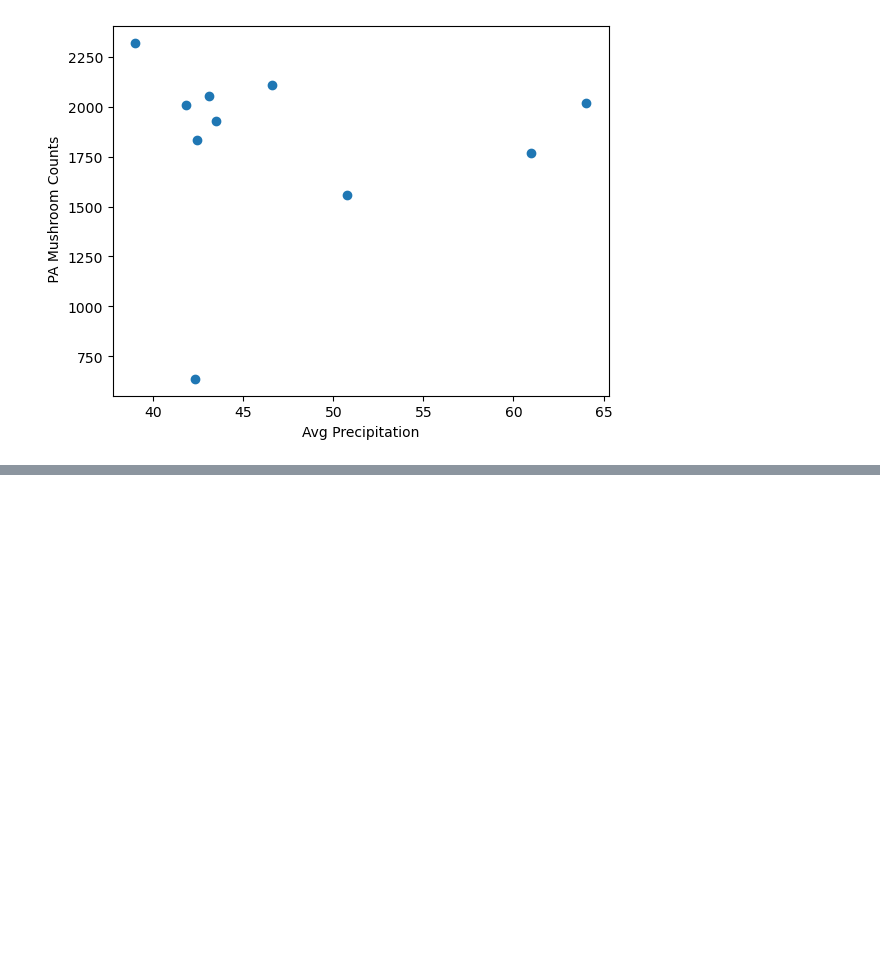
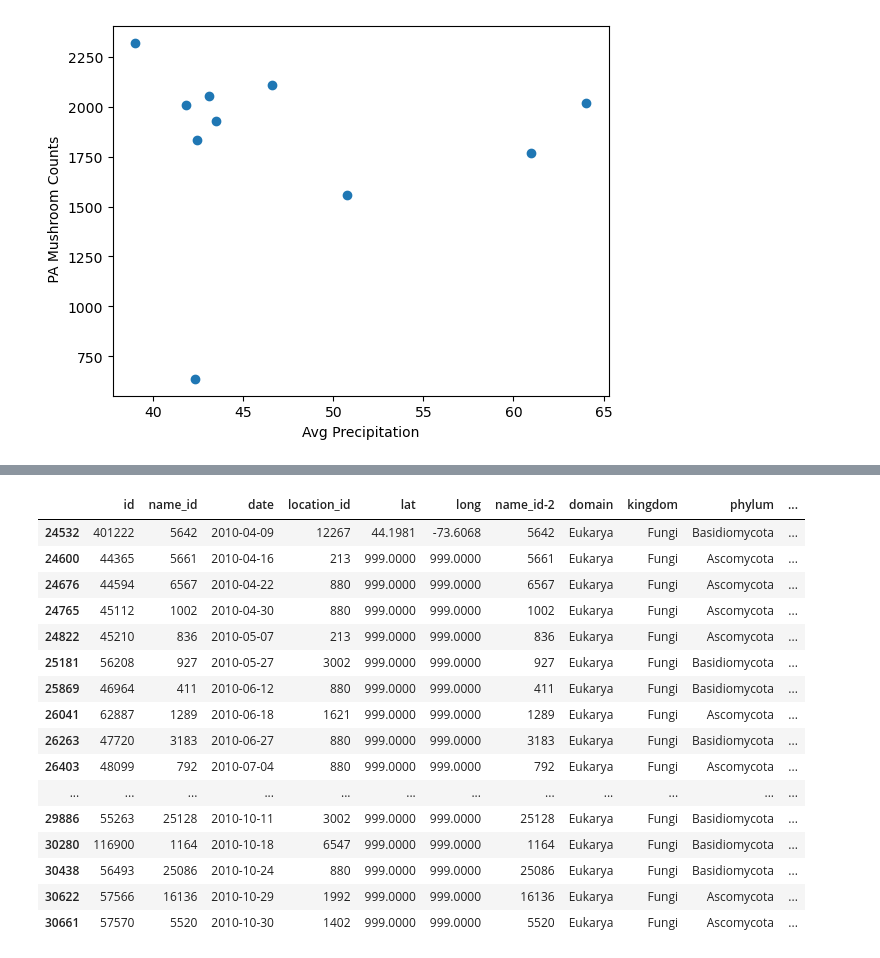
Before and after one commit to cjpentecost/DA8-Capstone, a Jupyter notebook: notebook/combined.ipynb, the cells around one changed output, grey strips where cells are left out. Cells and saved outputs as stored; diff of their text form; code cells hidden in the pictures; blank space fills up the shorter version.

```diff
--- a/notebook/combined.ipynb
+++ b/notebook/combined.ipynb
@@ -437,0 +832,30 @@ plt.show()
+# %%
+#rethinking my idea... focus on 2010, you have the top 10 coldest states, so you know where to focus your search.
+#pull month out of observations data and filter to only see uniques ?
+
+#filter to see only NY in 2010
+filter_state10 = df_2010s[df_2010s['state']=='NY']
+filter_year10 = filter_state10[filter_state10['year']==2010]
+#find unique mushrooms, sort ascending to see rare ones, cap at 33 since these show value of 1
+ny_unique10 = filter_year10['family'].value_counts(ascending=True).head(33).index
+#ny_unique10 - spot checked to see 33 unique observations
+ny2010_unique_mush = filter_year10[filter_year10['family'].isin(ny_unique)]
+ny2010_unique_mush
+# %% [output]
+|  | id | name_id | date | location_id | lat | long | name_id-2 | domain | kingdom | phylum | ... |
+| 24532 | 401222 | 5642 | 2010-04-09 | 12267 | 44.1981 | -73.6068 | 5642 | Eukarya | Fungi | Basidiomycota | ... |
+| 24600 | 44365 | 5661 | 2010-04-16 | 213 | 999.0000 | 999.0000 | 5661 | Eukarya | Fungi | Ascomycota | ... |
+| 24676 | 44594 | 6567 | 2010-04-22 | 880 | 999.0000 | 999.0000 | 6567 | Eukarya | Fungi | Ascomycota | ... |
+| 24765 | 45112 | 1002 | 2010-04-30 | 880 | 999.0000 | 999.0000 | 1002 | Eukarya | Fungi | Ascomycota | ... |
+| 24822 | 45210 | 836 | 2010-05-07 | 213 | 999.0000 | 999.0000 | 836 | Eukarya | Fungi | Ascomycota | ... |
+| 25181 | 56208 | 927 | 2010-05-27 | 3002 | 999.0000 | 999.0000 | 927 | Eukarya | Fungi | Basidiomycota | ... |
+| 25869 | 46964 | 411 | 2010-06-12 | 880 | 999.0000 | 999.0000 | 411 | Eukarya | Fungi | Basidiomycota | ... |
+| 26041 | 62887 | 1289 | 2010-06-18 | 1621 | 999.0000 | 999.0000 | 1289 | Eukarya | Fungi | Ascomycota | ... |
+| 26263 | 47720 | 3183 | 2010-06-27 | 880 | 999.0000 | 999.0000 | 3183 | Eukarya | Fungi | Basidiomycota | ... |
+| 26403 | 48099 | 792 | 2010-07-04 | 880 | 999.0000 | 999.0000 | 792 | Eukarya | Fungi | Ascomycota | ... |
+| ... | ... | ... | ... | ... | ... | ... | ... | ... | ... | ... | ... |
+| 29886 | 55263 | 25128 | 2010-10-11 | 3002 | 999.0000 | 999.0000 | 25128 | Eukarya | Fungi | Basidiomycota | ... |
+| 30280 | 116900 | 1164 | 2010-10-18 | 6547 | 999.0000 | 999.0000 | 1164 | Eukarya | Fungi | Basidiomycota | ... |
+| 30438 | 56493 | 25086 | 2010-10-24 | 880 | 999.0000 | 999.0000 | 25086 | Eukarya | Fungi | Basidiomycota | ... |
+| 30622 | 57566 | 16136 | 2010-10-29 | 1992 | 999.0000 | 999.0000 | 16136 | Eukarya | Fungi | Ascomycota | ... |
+| 30661 | 57570 | 5520 | 2010-10-30 | 1402 | 999.0000 | 999.0000 | 5520 | Eukarya | Fungi | Ascomycota | ... |
```
Also changed, not shown: parts of 33 cells of this notebook.
